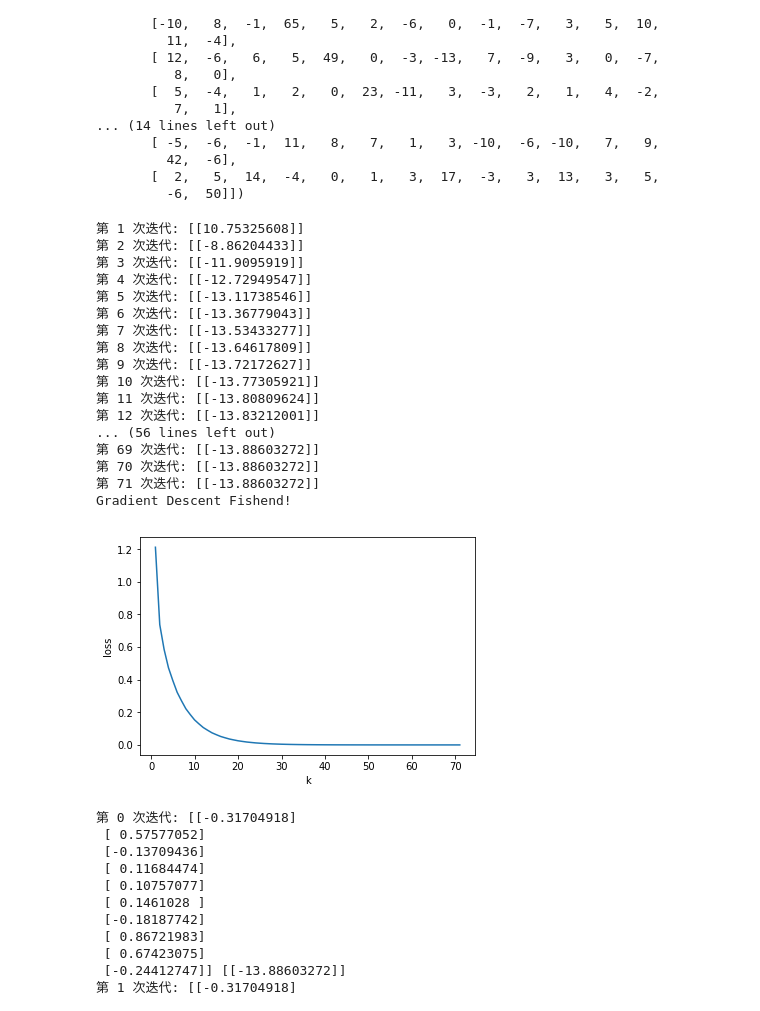
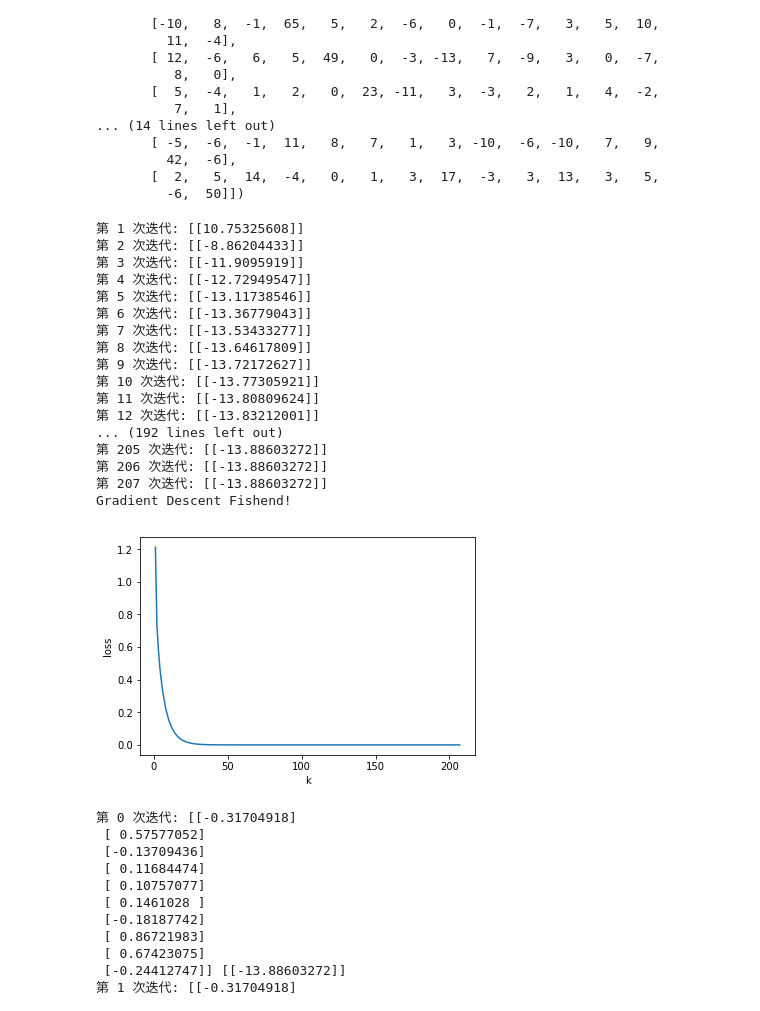
Before and after one commit to MisaYan/Once_Code, a Jupyter notebook: 三种方法求解10阶二次型问题.ipynb, the cells around one changed output. Drawn from its saved outputs; the diff is of its cells as text; code cells hidden in the pictures.

```diff
--- a/三种方法求解10阶二次型问题.ipynb
+++ b/三种方法求解10阶二次型问题.ipynb
@@ -134,7 +134,7 @@ def SteepestDescent(A, x, b):
         print("第",k,"次迭代:",f)
         x_all.append(x)
         k_all.append(k)
-        if np.linalg.norm(x - old_x) <1e-6:
+        if np.linalg.norm(x - old_x) <1e-16:
             print("Gradient Descent Fishend!")
             return x
 
@@ -150,38 +150,38 @@ A = np.array([[ 56,   5,  -2,  12,   9,  -5, -10,  11,   1, -12],
            [-12,   5,  -1,  -9,   0,  -1,  -3,  -3,   2,  57]])
 
 x = np.array([[1,1,1,1,1,1,1,1,1,1]]).T
 b = np.array([[2, 6, 3, 8, -1, 9, 2, 13, 15,-9]]).T
 SteepestDescent(A, x, b)
 
 loss_all = []
 
 for x in x_all:
     loss = np.linalg.norm(x - x_all[-1])
     loss_all.append(loss)
 
 plt.plot(k_all, loss_all)
 plt.xlabel("k")
 plt.ylabel("loss")
 plt.savefig('SteepestDescent.png')
 # %% [output]
 第 1 次迭代: [[10.75325608]]
 第 2 次迭代: [[-8.86204433]]
 第 3 次迭代: [[-11.9095919]]
 第 4 次迭代: [[-12.72949547]]
 第 5 次迭代: [[-13.11738546]]
 第 6 次迭代: [[-13.36779043]]
 第 7 次迭代: [[-13.53433277]]
 第 8 次迭代: [[-13.64617809]]
 第 9 次迭代: [[-13.72172627]]
 第 10 次迭代: [[-13.77305921]]
 第 11 次迭代: [[-13.80809624]]
 第 12 次迭代: [[-13.83212001]]
-... (56 lines left out)
-第 69 次迭代: [[-13.88603272]]
-第 70 次迭代: [[-13.88603272]]
-第 71 次迭代: [[-13.88603272]]
+... (192 lines left out)
+第 205 次迭代: [[-13.88603272]]
+第 206 次迭代: [[-13.88603272]]
+第 207 次迭代: [[-13.88603272]]
 Gradient Descent Fishend!
-[figure, old version]
+[figure, new version]
 # %%
 #牛顿法
 import numpy as np
```
Also changed, not shown: parts of 1 cell of this notebook, 3 other files.
